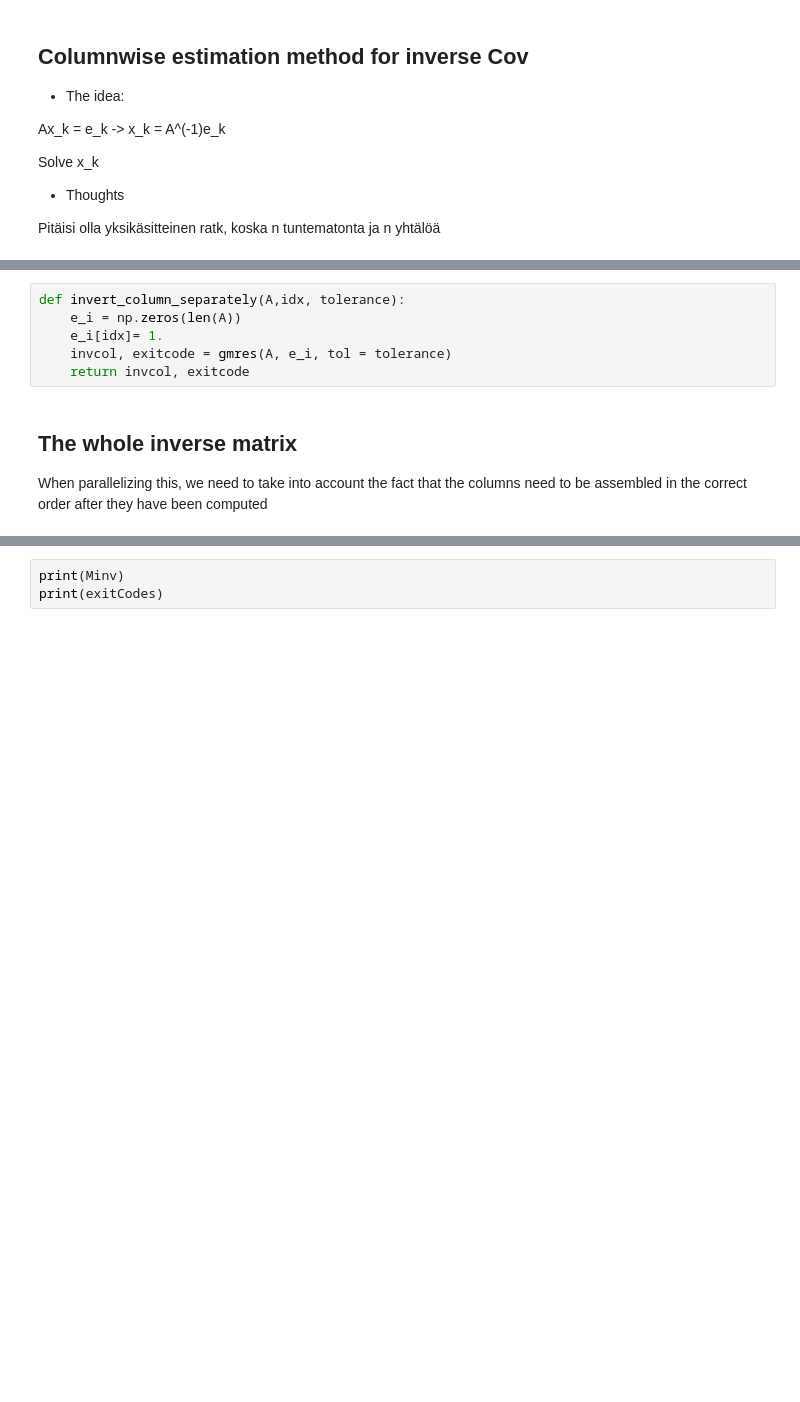
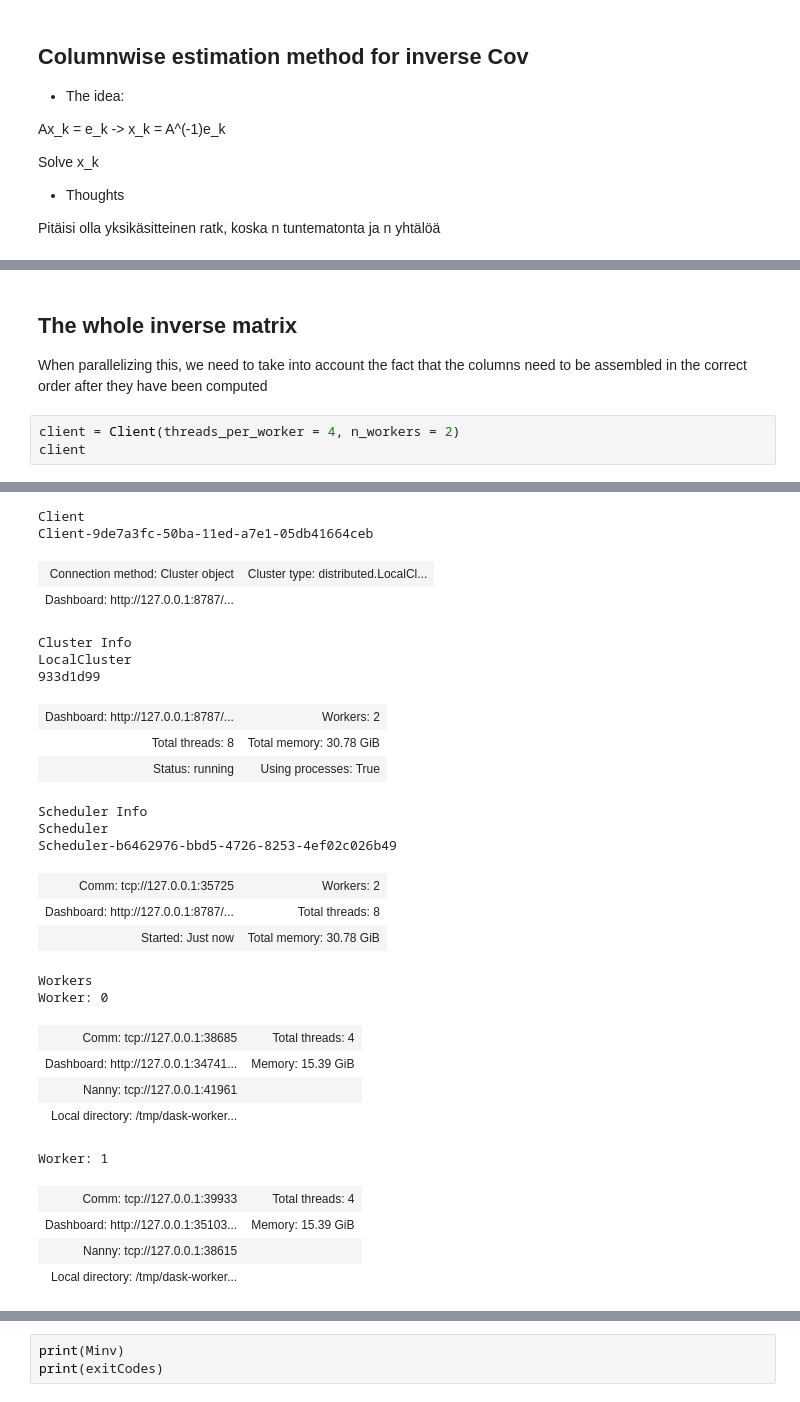
Before and after one commit to AkiTsuruta/MI-AIM, a Jupyter notebook: columnwise_inversion.ipynb, the cells around one changed output, grey strips where cells are left out. Saved outputs shown, nothing was run; the diff lists cells and outputs as text; blank space fills up the shorter version.

Commit message:
columnwise_inversion now only has experiments with Dask, trying to invert the whole matrix in parallel

```diff
--- a/columnwise_inversion.ipynb
+++ b/columnwise_inversion.ipynb
@@ -108,11 +43,9 @@ e_i[i]= 1.
-# %%
-def invert_column_separately(A,idx, tolerance):
-    e_i = np.zeros(len(A))
-    e_i[idx]= 1.
-    invcol, exitcode = gmres(A, e_i, tol = tolerance)
-    return invcol, exitcode
 # %% [markdown]
 The whole inverse matrix
 ------------------------
 
 When parallelizing this, we need to take into account the fact that the columns need to be assembled in the correct order after they have been computed
+# %%
+client = Client(threads_per_worker = 4, n_workers = 2)
+client
+# %% [output]
@@ -118,0 +53,27 @@ When parallelizing this, we need to take into account the fact that the columns
+Client
+Client-9de7a3fc-50ba-11ed-a7e1-05db41664ceb
+| Connection method: Cluster object | Cluster type: distributed.LocalCl... |
+| Dashboard: http://127.0.0.1:8787/... |  |
+Cluster Info
+LocalCluster
+933d1d99
+| Dashboard: http://127.0.0.1:8787/... | Workers: 2 |
+| Total threads: 8 | Total memory: 30.78 GiB |
+| Status: running | Using processes: True |
+Scheduler Info
+Scheduler
+Scheduler-b6462976-bbd5-4726-8253-4ef02c026b49
+| Comm: tcp://127.0.0.1:35725 | Workers: 2 |
+| Dashboard: http://127.0.0.1:8787/... | Total threads: 8 |
+| Started: Just now | Total memory: 30.78 GiB |
+Workers
+Worker: 0
+| Comm: tcp://127.0.0.1:38685 | Total threads: 4 |
+| Dashboard: http://127.0.0.1:34741... | Memory: 15.39 GiB |
+| Nanny: tcp://127.0.0.1:41961 |  |
+| Local directory: /tmp/dask-worker... |  |
+Worker: 1
+| Comm: tcp://127.0.0.1:39933 | Total threads: 4 |
+| Dashboard: http://127.0.0.1:35103... | Memory: 15.39 GiB |
+| Nanny: tcp://127.0.0.1:38615 |  |
+| Local directory: /tmp/dask-worker... |  |
```
Also changed, not shown: parts of 23 cells of this notebook, 1 other file.
